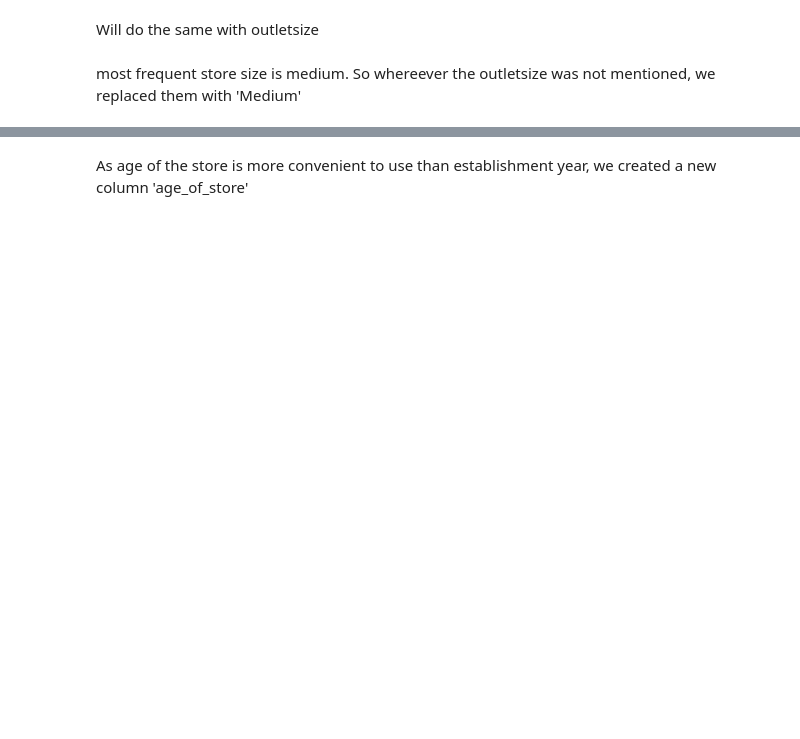
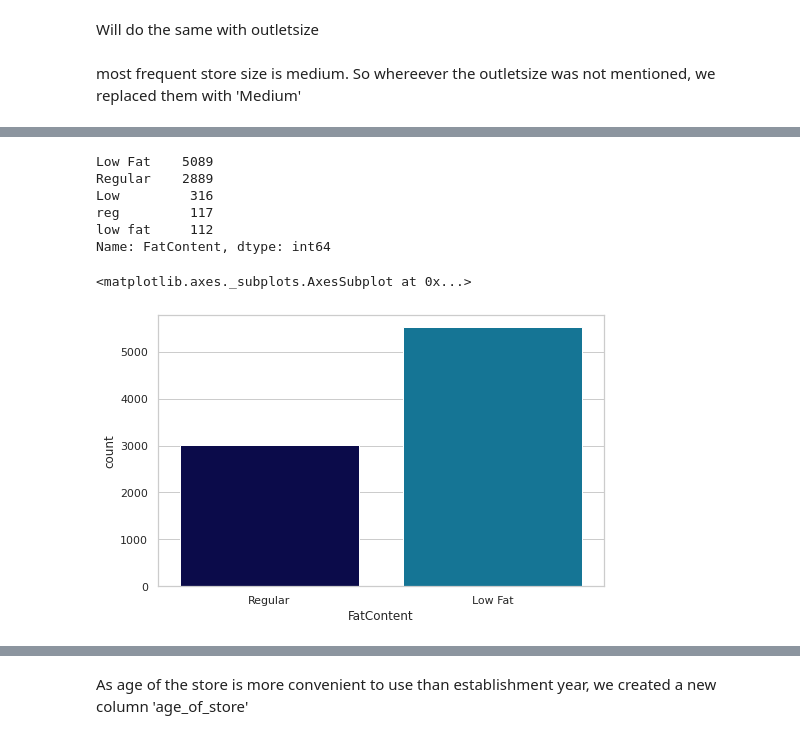
Before and after one commit to ankitkarmakar95/learnings, a Jupyter notebook: Megastore_Data_Analysis.ipynb, the cells around one changed output, grey strips where cells are left out. Saved outputs shown, nothing was run; the diff lists cells and outputs as text; code cells hidden in the pictures; blank space fills up the shorter version.

```diff
--- a/Megastore_Data_Analysis.ipynb
+++ b/Megastore_Data_Analysis.ipynb
@@ -189,4 +187,21 @@ Sales                         0
 dtype: int64
+# %%
+mega['FatContent'].value_counts()
+# %% [output]
+Low Fat    5089
+Regular    2889
+Low         316
+reg         117
+low fat     112
+Name: FatContent, dtype: int64
+# %%
+mega['FatContent'].replace(['low fat','LF','reg', 'Low'],['Low Fat','Low Fat','Regular','Low Fat'],inplace = True)
+mega['FatContent']= mega['FatContent'].astype(str)
+plt.figure(figsize=(8,5))
+sns.countplot('FatContent',data=mega,palette='ocean')
+# %% [output]
+<matplotlib.axes._subplots.AxesSubplot at 0x...>
+[figure, added]
 # %%
 vnn= lambda a : (2022-a)
 mega['age_of_store']= mega['OutletEstablishmentYear'].apply(vnn)
```
Also changed, not shown: parts of 29 cells of this notebook.
